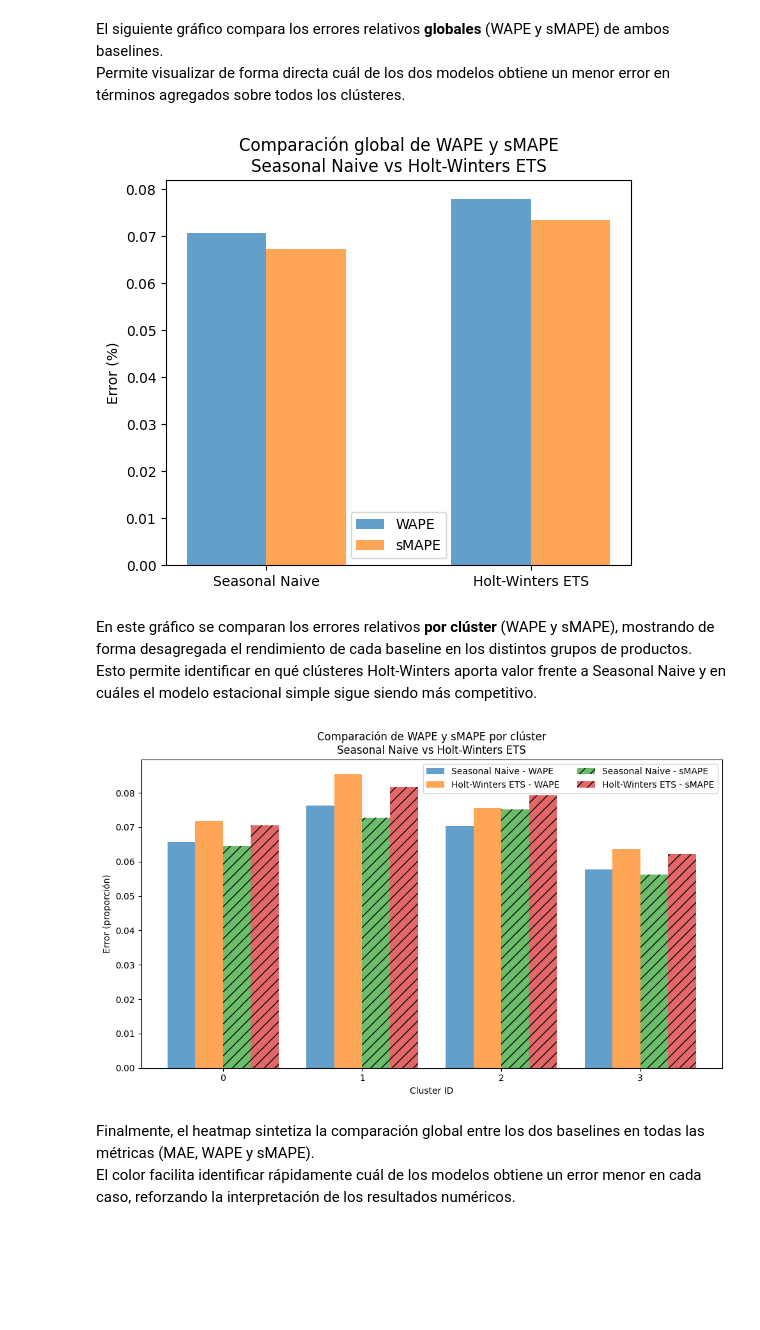
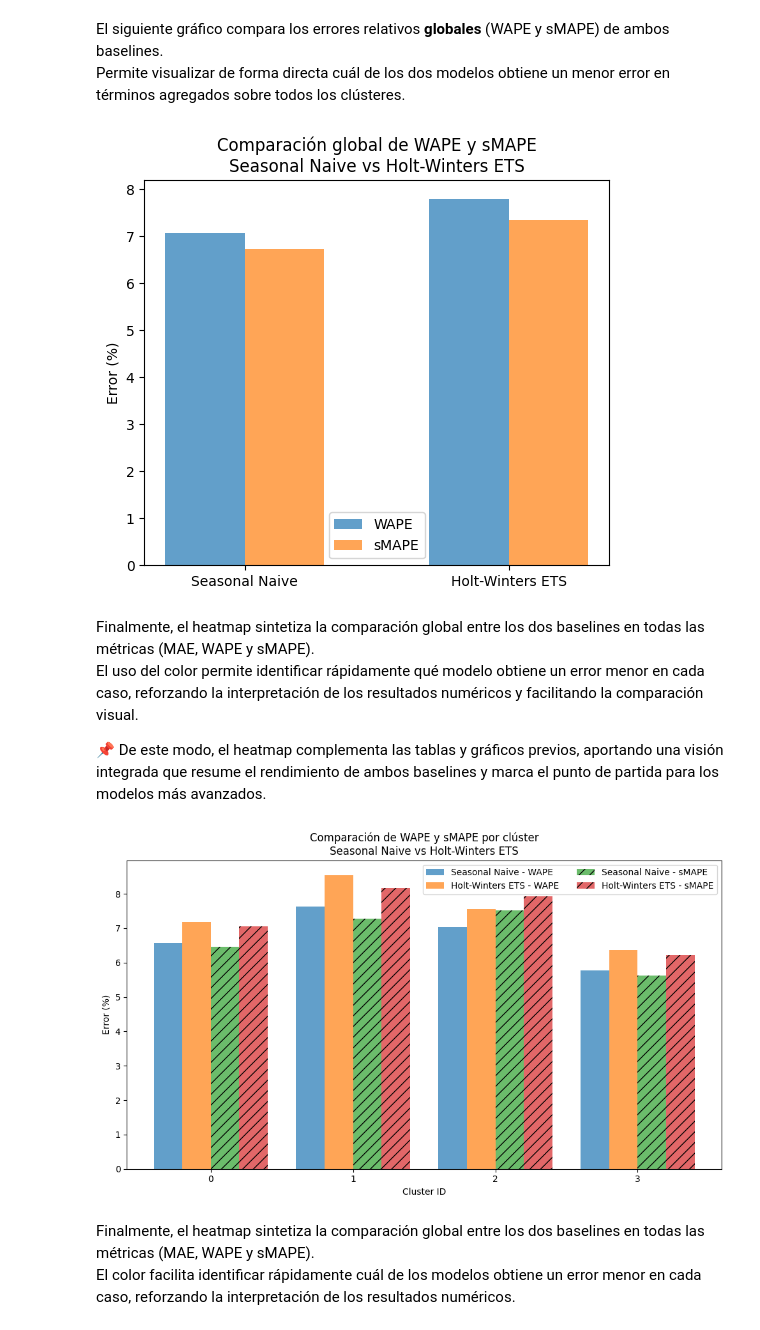
Before and after one commit to CrisRodFer/PFM2_Asistente_Compras_Inteligente, a Jupyter notebook: notebooks/PFM2_Modelado_y_app.ipynb, the cells around one changed output. Cells and saved outputs as stored; diff of their text form; code cells hidden in the pictures; blank space fills up the shorter version.

```diff
--- a/notebooks/PFM2_Modelado_y_app.ipynb
+++ b/notebooks/PFM2_Modelado_y_app.ipynb
@@ -1958,24 +1958,26 @@ Permite visualizar de forma directa cuál de los dos modelos obtiene un menor er
 # %%
 # ============================================================================
 # 3. Gráfico comparativo de WAPE y sMAPE
 # ============================================================================
 plt.figure(figsize=(6,5))
 x = range(len(metrics_comparison))
-plt.bar([i-0.15 for i in x], metrics_comparison["WAPE"], width=0.3, label="WAPE", alpha=0.7)
-plt.bar([i+0.15 for i in x], metrics_comparison["sMAPE"], width=0.3, label="sMAPE", alpha=0.7)
+plt.bar([i-0.15 for i in x], metrics_comparison["WAPE"]*100, width=0.3, label="WAPE", alpha=0.7)
+plt.bar([i+0.15 for i in x], metrics_comparison["sMAPE"]*100, width=0.3, label="sMAPE", alpha=0.7)
 
 plt.xticks(x, metrics_comparison["model"])
 plt.ylabel("Error (%)")
 plt.title("Comparación global de WAPE y sMAPE\nSeasonal Naive vs Holt-Winters ETS")
 plt.legend()
 plt.show()
 
 import numpy as np
 # %% [output]
-[figure, old version]
+[figure, new version]
 # %% [markdown]
-En este gráfico se comparan los errores relativos **por clúster** (WAPE y sMAPE), mostrando de forma desagregada el rendimiento de cada baseline en los distintos grupos de productos.
-Esto permite identificar en qué clústeres Holt-Winters aporta valor frente a Seasonal Naive y en cuáles el modelo estacional simple sigue siendo más competitivo.
+Finalmente, el heatmap sintetiza la comparación global entre los dos baselines en todas las métricas (MAE, WAPE y sMAPE).
+El uso del color permite identificar rápidamente qué modelo obtiene un error menor en cada caso, reforzando la interpretación de los resultados numéricos y facilitando la comparación visual.
+
+📌 De este modo, el heatmap complementa las tablas y gráficos previos, aportando una visión integrada que resume el rendimiento de ambos baselines y marca el punto de partida para los modelos más avanzados.
 # %%
 # ============================================================================
 # 4. Gráfico comparativo combinado por clúster (WAPE y sMAPE juntos)
@@ -2001,30 +2003,30 @@ plt.figure(figsize=(10,6))
 
 # Barras: WAPE
 plt.bar(x - width,
-        metrics_clusters[metrics_clusters["model"]=="Seasonal Naive"]["WAPE"],
+        metrics_clusters[metrics_clusters["model"]=="Seasonal Naive"]["WAPE"]*100,
         width=width, label="Seasonal Naive - WAPE", alpha=0.7)
 plt.bar(x,
-        metrics_clusters[metrics_clusters["model"]=="Holt-Winters ETS"]["WAPE"],
+        metrics_clusters[metrics_clusters["model"]=="Holt-Winters ETS"]["WAPE"]*100,
         width=width, label="Holt-Winters ETS - WAPE", alpha=0.7)
 
 # Barras: sMAPE (desplazadas a la derecha)
 plt.bar(x + width,
-        metrics_clusters[metrics_clusters["model"]=="Seasonal Naive"]["sMAPE"],
+        metrics_clusters[metrics_clusters["model"]=="Seasonal Naive"]["sMAPE"]*100,
         width=width, label="Seasonal Naive - sMAPE", alpha=0.7, hatch="//")
 plt.bar(x + 2*width,
-        metrics_clusters[metrics_clusters["model"]=="Holt-Winters ETS"]["sMAPE"],
+        metrics_clusters[metrics_clusters["model"]=="Holt-Winters ETS"]["sMAPE"]*100,
         width=width, label="Holt-Winters ETS - sMAPE", alpha=0.7, hatch="//")
 
 # Personalización
 plt.xticks(x + width/2, [str(c) for c in cluster_ids])
 plt.xlabel("Cluster ID")
-plt.ylabel("Error (proporción)")  # ej. 0.07 = 7%
+plt.ylabel("Error (%)")
 plt.title("Comparación de WAPE y sMAPE por clúster\nSeasonal Naive vs Holt-Winters ETS")
 plt.legend(ncol=2)
 plt.tight_layout()
 plt.show()
 # %% [output]
-[figure, old version]
+[figure, new version]
 # %% [markdown]
 Finalmente, el heatmap sintetiza la comparación global entre los dos baselines en todas las métricas (MAE, WAPE y sMAPE).
 El color facilita identificar rápidamente cuál de los modelos obtiene un error menor en cada caso, reforzando la interpretación de los resultados numéricos.
```
Also changed, not shown: parts of 3 cells of this notebook.
